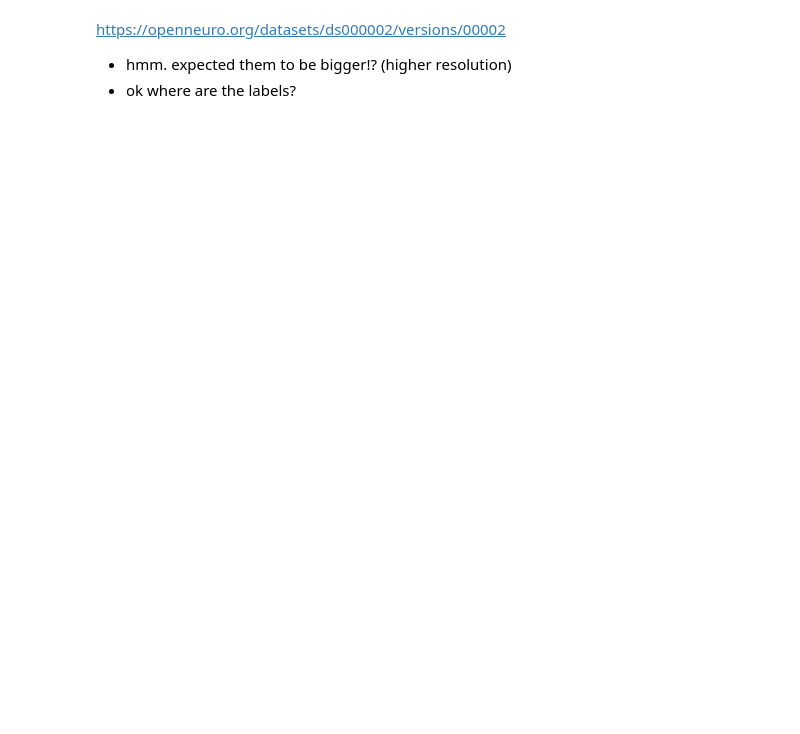
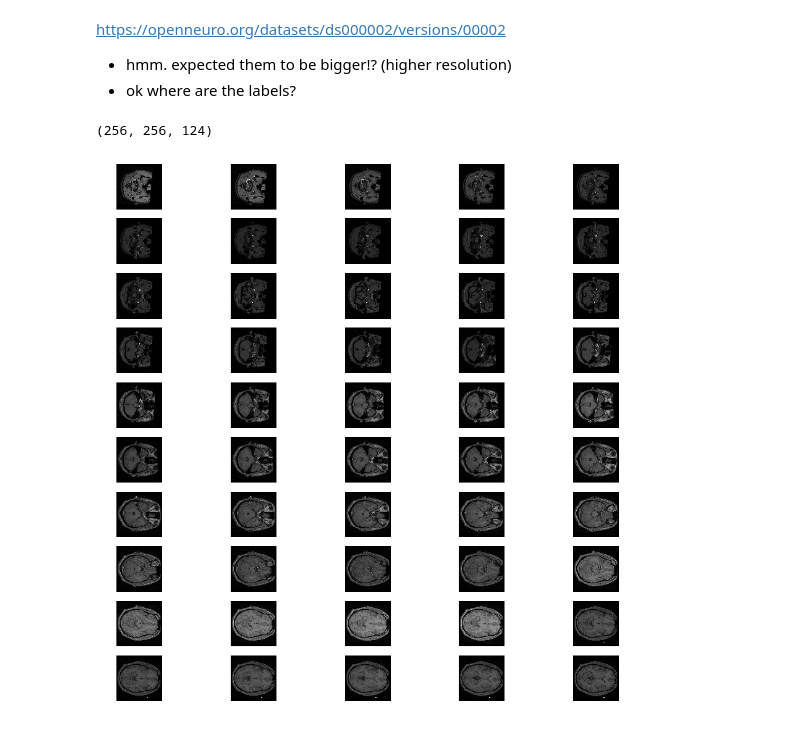
Before and after one commit to act65/mri-reconstruction, a Jupyter notebook: notebooks/mri/nii-reader.ipynb, the cells around one changed output. Drawn from its saved outputs; the diff is of its cells as text; code cells hidden in the pictures; blank space fills up the shorter version.

```diff
--- a/notebooks/mri/nii-reader.ipynb
+++ b/notebooks/mri/nii-reader.ipynb
@@ -11,4 +11,17 @@ https://openneuro.org/datasets/ds000002/versions/00002
 def read(fname):
     img = nibabel.load(fname)
     return np.array(img.get_fdata())
+# %%
+im = read('/home/act65/Downloads/ds108_R2.0.0/sub-02/anat/sub-02_T1w.nii.gz')
+im.shape
+# %% [output]
+(256, 256, 124)
+# %%
+plt.figure(figsize=(16,16))
+for i in range(50):
+    plt.subplot(10,5,i+1)
+    plt.axis('off')
+    plt.imshow(im[:, :, i], interpolation='nearest', cmap='gray')
+# %% [output]
+[figure, added]
 # %%
```
Also changed, not shown: parts of 15 cells of this notebook, 6 other files.
